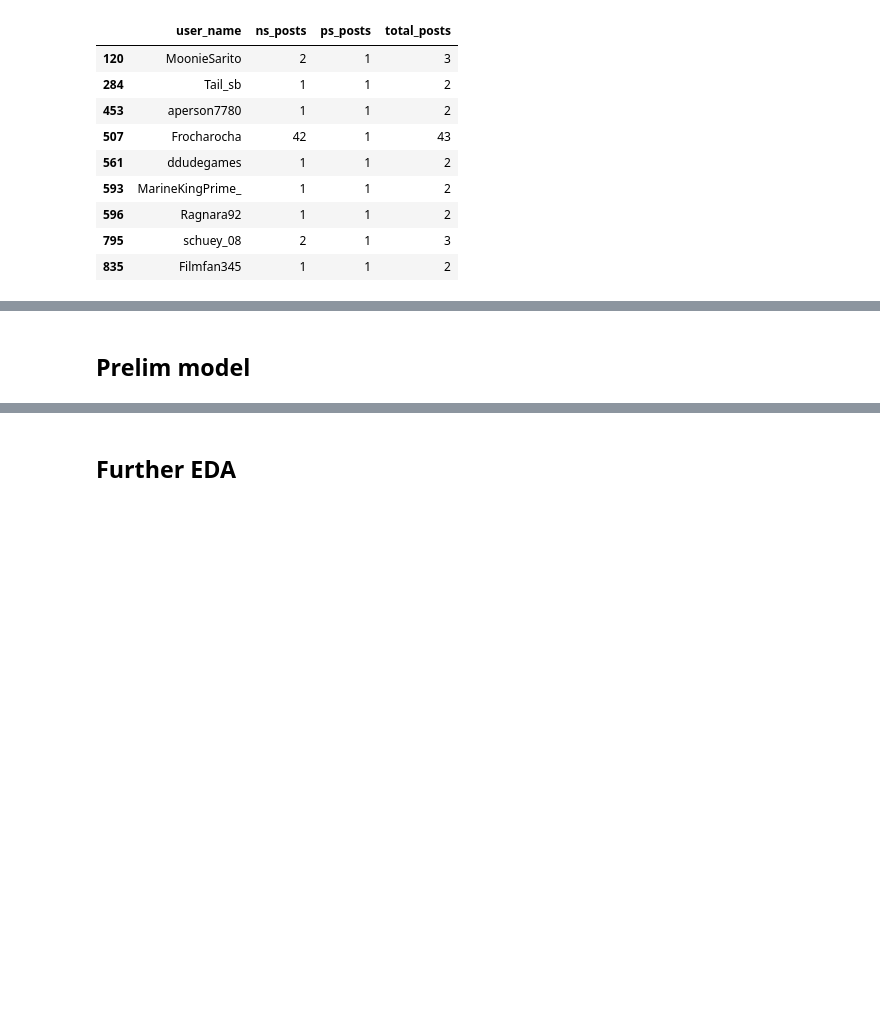
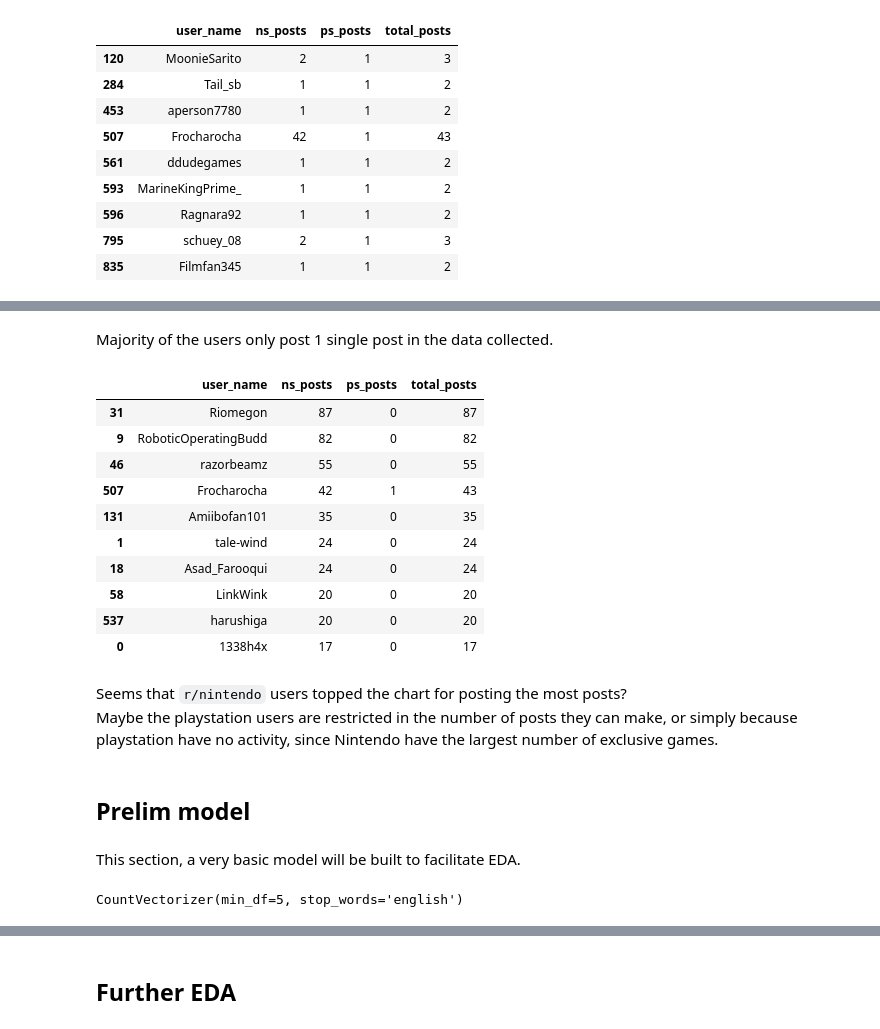
Before and after one commit to Luke-zm/DSI_Proj, a Jupyter notebook: project_3/code/data_eda.ipynb, the cells around one changed output, grey strips where cells are left out. Saved outputs shown, nothing was run; the diff lists cells and outputs as text; code cells hidden in the pictures; blank space fills up the shorter version.

```diff
--- a/project_3/code/data_eda.ipynb
+++ b/project_3/code/data_eda.ipynb
@@ -336,2 +375,23 @@ user_posts_df.loc[(user_posts_df['ps_posts'] != 0) & (user_posts_df['ns_posts']
+# %% [markdown]
+Majority of the users only post 1 single post in the data collected.
+# %%
+user_posts_df.sort_values(by='total_posts', ascending=False).head(10)
+# %% [output]
+|  | user_name | ns_posts | ps_posts | total_posts |
+| 31 | Riomegon | 87 | 0 | 87 |
+| 9 | RoboticOperatingBudd | 82 | 0 | 82 |
+| 46 | razorbeamz | 55 | 0 | 55 |
+| 507 | Frocharocha | 42 | 1 | 43 |
+| 131 | Amiibofan101 | 35 | 0 | 35 |
+| 1 | tale-wind | 24 | 0 | 24 |
+| 18 | Asad_Farooqui | 24 | 0 | 24 |
+| 58 | LinkWink | 20 | 0 | 20 |
+| 537 | harushiga | 20 | 0 | 20 |
+| 0 | 1338h4x | 17 | 0 | 17 |
+# %% [markdown]
+Seems that `r/nintendo` users topped the chart for posting the most posts?
+Maybe the playstation users are restricted in the number of posts they can make, or simply because playstation have no activity, since Nintendo have the largest number of exclusive games.
 # %% [markdown]
 ## Prelim model
+# %% [markdown]
+This section, a very basic model will be built to facilitate EDA.
@@ -337,0 +400,4 @@ user_posts_df.loc[(user_posts_df['ps_posts'] != 0) & (user_posts_df['ns_posts']
+# %%
+cvec.fit(df['title'])
+# %% [output]
+CountVectorizer(min_df=5, stop_words='english')
```
Also changed, not shown: parts of 26 cells of this notebook.
